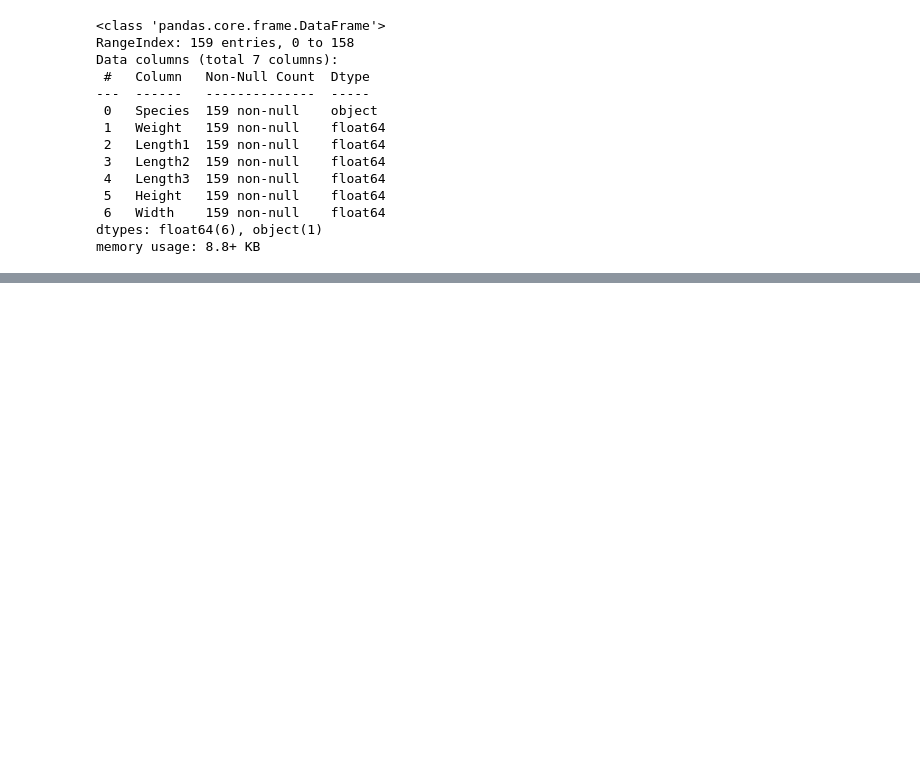
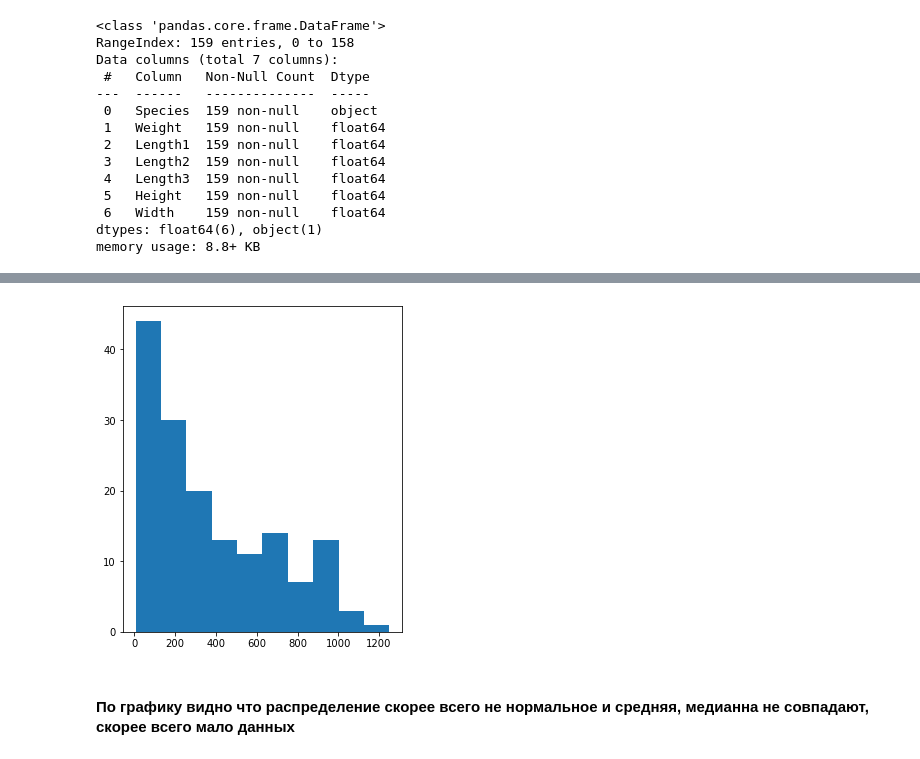
Before and after one commit to Shaper-cyber/Probab_theory, a Jupyter notebook: Project_fish_market.ipynb, the cells around one changed output, grey strips where cells are left out. Cells and saved outputs as stored; diff of their text form; code cells hidden in the pictures; blank space fills up the shorter version.

```diff
--- a/Project_fish_market.ipynb
+++ b/Project_fish_market.ipynb
@@ -10,0 +15,2 @@ import matplotlib.pyplot as plt
+# %%
+rcParams['figure.figsize'] = 5,6
@@ -36,0 +60,3 @@ memory usage: 8.8+ KB
+# %%
+median_weight = df[df.Species=='Roach'].median()
+median_weight
@@ -36,0 +71,2 @@ memory usage: 8.8+ KB
+# %%
+df.loc[df.Weight<1,'Weight'] = median_weight['Weight']
@@ -36,0 +75,3 @@ memory usage: 8.8+ KB
+# %%
+df = df[df.Weight<1500]
+df.shapee
@@ -36,0 +84,7 @@ memory usage: 8.8+ KB
+# %%
+plt.hist(df['Weight'], bins=10)
+plt.show()
+# %% [output]
+[figure, added]
+# %% [markdown]
+#### По графику видно что распределение скорее всего не нормальное и средняя, медианна не совпадают, скорее всего мало данных
```
Also changed, not shown: parts of 88 cells of this notebook.
